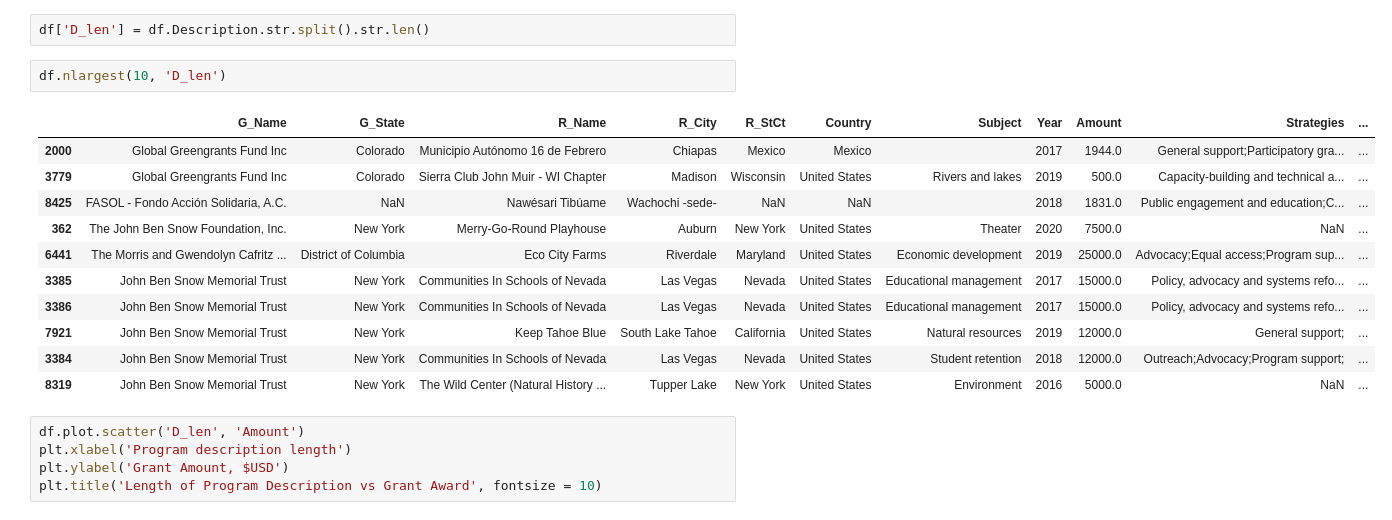
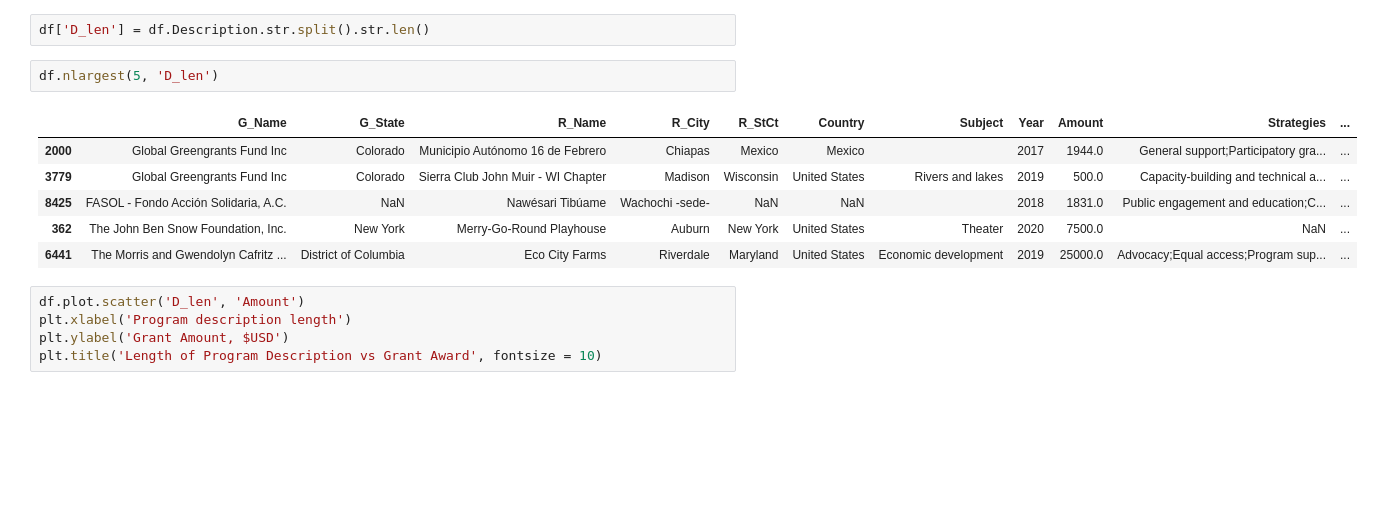
Before and after one commit to janderson5417/climate-philanthropy, a Jupyter notebook: 2_eda_climate-philanthropy.ipynb, the cells around one changed output. Saved outputs shown, nothing was run; the diff lists cells and outputs as text; blank space fills up the shorter version.

```diff
--- a/2_eda_climate-philanthropy.ipynb
+++ b/2_eda_climate-philanthropy.ipynb
@@ -465,19 +407,14 @@ Text(0.5, 1.0, 'Distribution of grant transactions: 2020')
 # %%
 df['D_len'] = df.Description.str.split().str.len()
 # %%
-df.nlargest(10, 'D_len')
+df.nlargest(5, 'D_len')
 # %% [output]
 |  | G_Name | G_State | R_Name | R_City | R_StCt | Country | Subject | Year | Amount | Strategies | ... |
 | 2000 | Global Greengrants Fund Inc | Colorado | Municipio Autónomo 16 de Febrero | Chiapas | Mexico | Mexico |  | 2017 | 1944.0 | General support;Participatory gra... | ... |
 | 3779 | Global Greengrants Fund Inc | Colorado | Sierra Club John Muir - WI Chapter | Madison | Wisconsin | United States | Rivers and lakes | 2019 | 500.0 | Capacity-building and technical a... | ... |
 | 8425 | FASOL - Fondo Acción Solidaria, A.C. | NaN | Nawésari Tibúame | Wachochi -sede- | NaN | NaN |  | 2018 | 1831.0 | Public engagement and education;C... | ... |
 | 362 | The John Ben Snow Foundation, Inc. | New York | Merry-Go-Round Playhouse | Auburn | New York | United States | Theater | 2020 | 7500.0 | NaN | ... |
 | 6441 | The Morris and Gwendolyn Cafritz ... | District of Columbia | Eco City Farms | Riverdale | Maryland | United States | Economic development | 2019 | 25000.0 | Advocacy;Equal access;Program sup... | ... |
-| 3385 | John Ben Snow Memorial Trust | New York | Communities In Schools of Nevada | Las Vegas | Nevada | United States | Educational management | 2017 | 15000.0 | Policy, advocacy and systems refo... | ... |
-| 3386 | John Ben Snow Memorial Trust | New York | Communities In Schools of Nevada | Las Vegas | Nevada | United States | Educational management | 2017 | 15000.0 | Policy, advocacy and systems refo... | ... |
-| 7921 | John Ben Snow Memorial Trust | New York | Keep Tahoe Blue | South Lake Tahoe | California | United States | Natural resources | 2019 | 12000.0 | General support; | ... |
-| 3384 | John Ben Snow Memorial Trust | New York | Communities In Schools of Nevada | Las Vegas | Nevada | United States | Student retention | 2018 | 12000.0 | Outreach;Advocacy;Program support; | ... |
-| 8319 | John Ben Snow Memorial Trust | New York | The Wild Center (Natural History ... | Tupper Lake | New York | United States | Environment | 2016 | 5000.0 | NaN | ... |
 # %%
 df.plot.scatter('D_len', 'Amount')
 plt.xlabel('Program description length')
```
Also changed, not shown: parts of 70 cells of this notebook.
